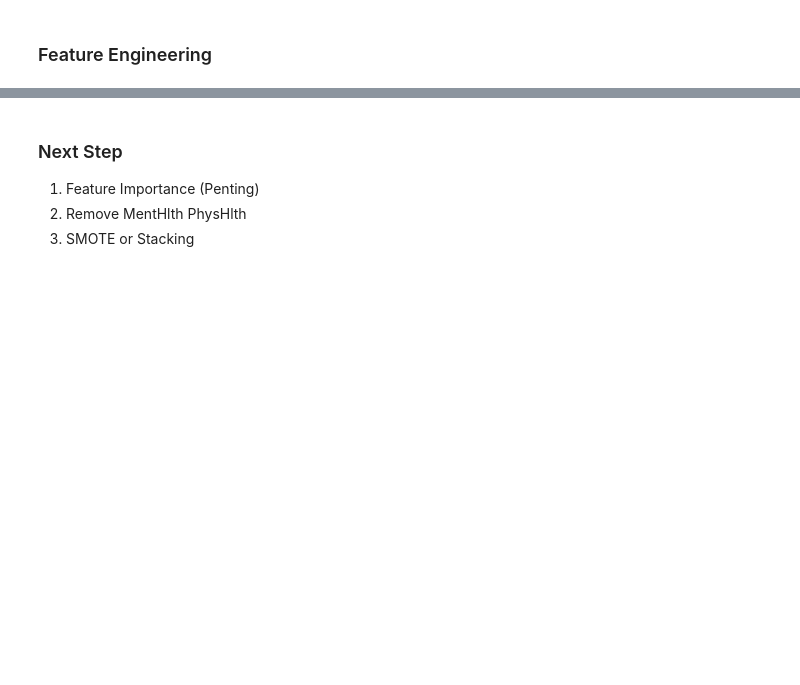
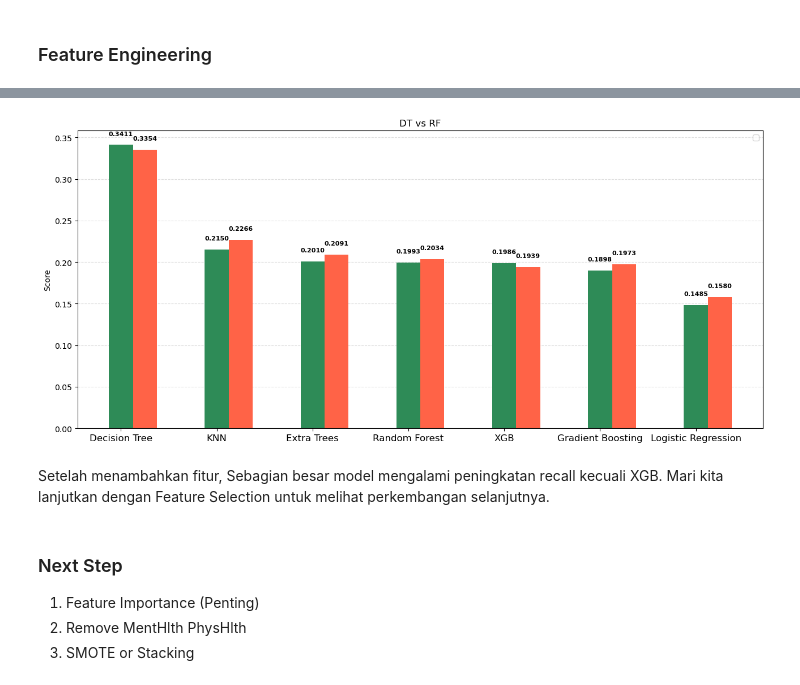
Before and after one commit to FaradayB/Hacktiv8-Assignments, a Jupyter notebook: Mini Project 2/mini_project_2_FaradayBarrFatahillah.ipynb, the cells around one changed output, grey strips where cells are left out. Saved outputs shown, nothing was run; the diff lists cells and outputs as text; code cells hidden in the pictures; blank space fills up the shorter version.

Commit message:
Added comparison graph, fixed results_df

```diff
--- a/Mini Project 2/mini_project_2_FaradayBarrFatahillah.ipynb
+++ b/Mini Project 2/mini_project_2_FaradayBarrFatahillah.ipynb
@@ -516,0 +534,14 @@ Penjelasan tambahan fitur
+# %%
+# Buat fitur baru dan membuat copy dari dataset lama, agar tidak tercampur
+df_added = df.copy()
+
+df_added['CardioRisk'] = df_added['HighBP'] + df_added['HighChol'] + df_added['HeartDiseaseorAttack'] + df_added['Stroke']
+df_added['HealthyLifestyle'] = df_added['PhysActivity'] + df_added['Fruits'] + df_added['Veggies']
+df_added['UnhealthyHabits'] = df_added['Smoker'] + df_added['HvyAlcoholConsump']
+df_added['Age_HighBP'] = df_added['Age'] * df_added['HighBP']
+# %%
+# Split lagi dataset dengan dataset baru
+X_added = df_added.drop(columns='Diabetes_012')
+y_added = df_added['Diabetes_012']
+
+X_added_train, X_added_test, y_added_train, y_added_test = train_test_split(X_added, y_added, test_size=0.2, random_state=42, stratify=y)
@@ -516,0 +616,6 @@ Penjelasan tambahan fitur
+# %%
+new_recalls = {name: info['recall'] for name, info in results_added.items()}
+
+results_df['Added Feat'] = results_df['Model (Recall)'].map(new_recalls)
+
+results_df
@@ -517,3 +631,35 @@ Penjelasan tambahan fitur
+# %%
+x = np.arange(len(results_df))
+width = 0.25
+
+fig, ax = plt.subplots(figsize=(13, 6))
+
+ax.bar(x, results_df['Raw Data'], width, color='seagreen')
+ax.bar(x + width, results_df['Added Feat'], width, color='tomato')
+
+for bars, col in zip(
+    [ax.containers[0], ax.containers[1]],
+    ['Raw Data', 'Added Feat']
+):
+    for bar in bars:
+        h = bar.get_height()
+        ax.text(bar.get_x() + bar.get_width()/2, h + 0.01,
+                f'{h:.4f}', ha='center', va='bottom', fontsize=8, fontweight='bold')
+
+ax.set_xticks(x)
+ax.set_xticklabels(results_df['Model (Recall)'], fontsize=12)
+ax.set_ylabel('Score')
+ax.set_title('DT vs RF')
+ax.legend()
+ax.yaxis.grid(True, linestyle='--', alpha=0.4)
+ax.set_axisbelow(True)
+
+plt.tight_layout()
+plt.show()
+# %% [output]
+[figure, added]
+# %% [markdown]
+Setelah menambahkan fitur, Sebagian besar model mengalami peningkatan recall kecuali XGB. Mari kita lanjutkan dengan Feature Selection untuk melihat perkembangan selanjutnya.
 # %% [markdown]
 ### Next Step
 1. Feature Importance (Penting)
```
Also changed, not shown: parts of 8 cells of this notebook.
